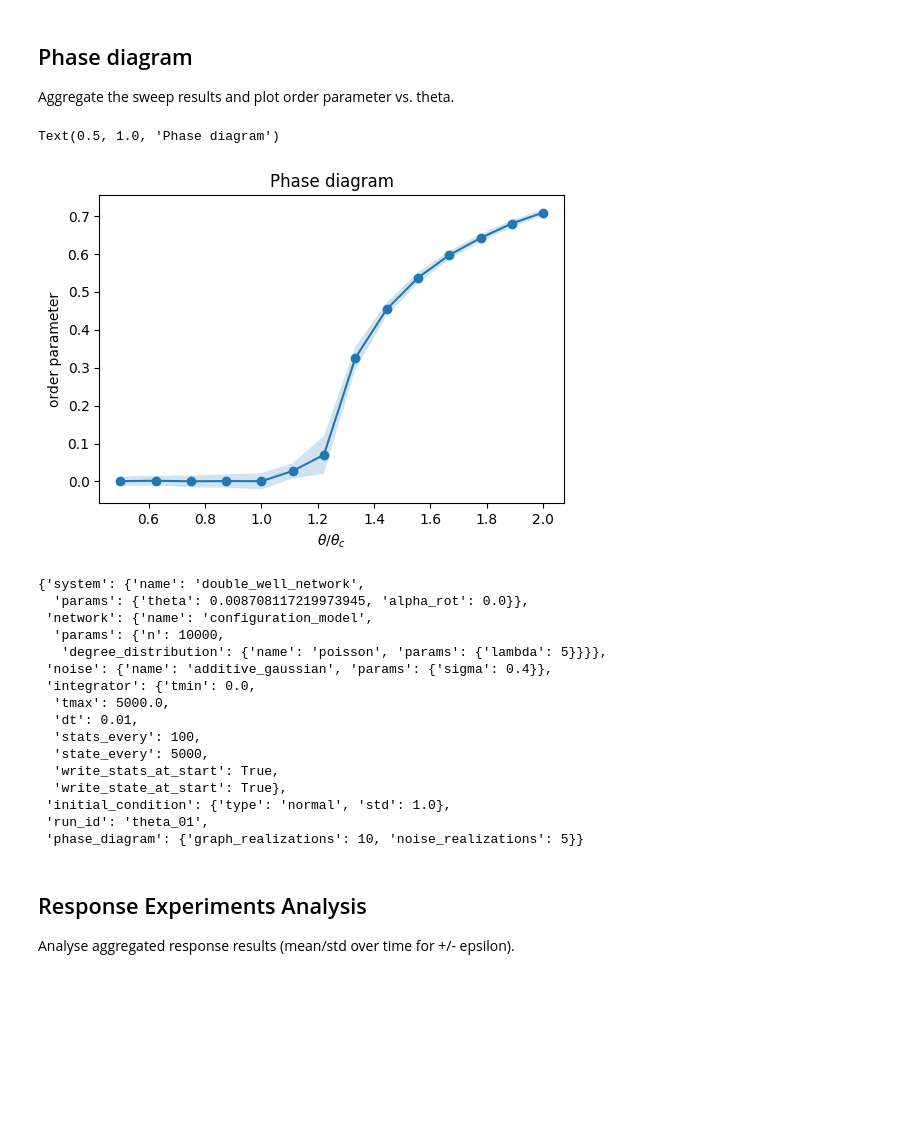
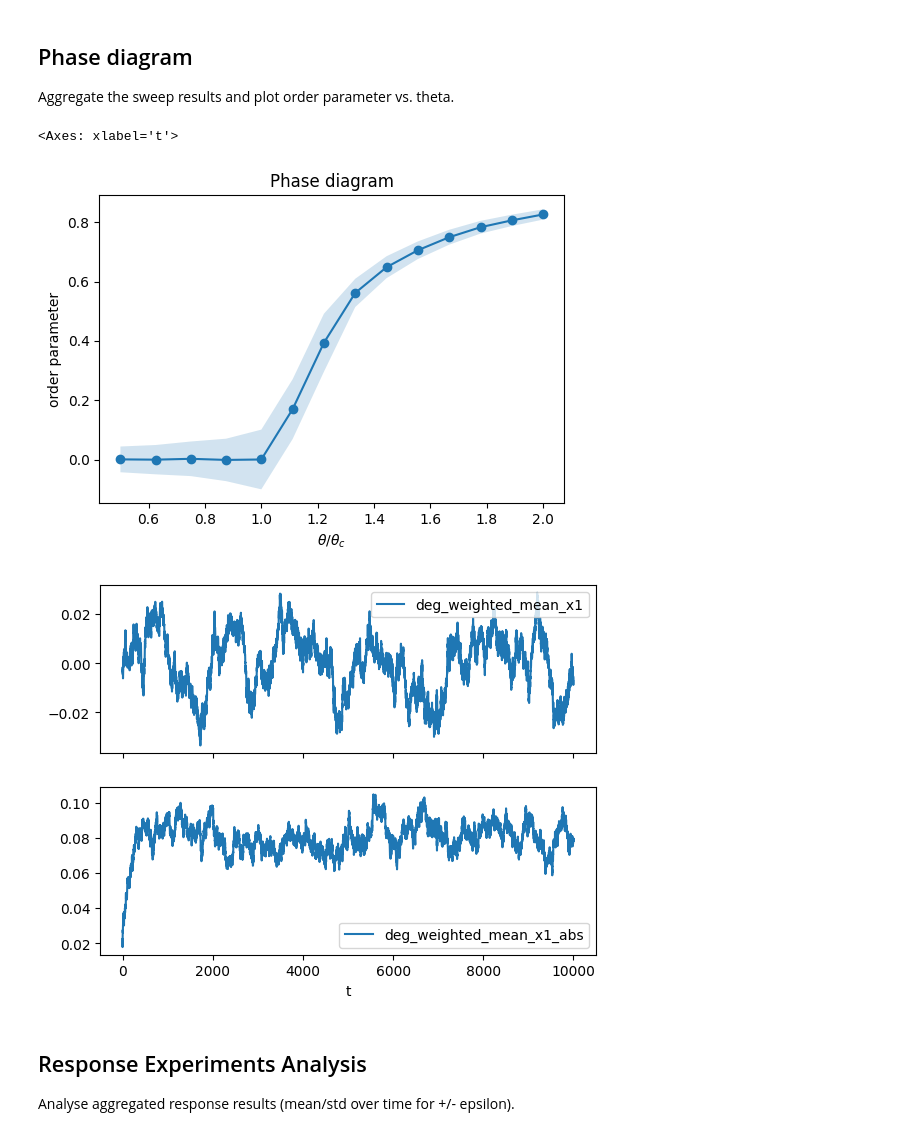
Before and after one commit to niccozagli/Dynamical_Systems_Networks, a Jupyter notebook: notebooks/prototyping/prototyping_data_analysis.ipynb, the cells around one changed output. Saved outputs shown, nothing was run; the diff lists cells and outputs as text; code cells hidden in the pictures; blank space fills up the shorter version.

```diff
--- a/notebooks/prototyping/prototyping_data_analysis.ipynb
+++ b/notebooks/prototyping/prototyping_data_analysis.ipynb
@@ -69,7 +69,7 @@ def summarize_mean_x1_aggregate(agg_path: Path, frac: float = 0.8, use_abs: bool
     mean_df, std_df = read_aggregate_dfs(agg_path)
     with h5py.File(agg_path, "r", swmr=True) as fh:
         count = int(fh["count"][()])
-    col = "mean_x1_abs" if use_abs else "mean_x1"
+    col = "deg_weighted_mean_x1_abs" if use_abs else "deg_weighted_mean_x1"
     if col not in mean_df.columns:
         raise ValueError(f"{col} column missing from aggregate.")
     if "t" not in mean_df.columns:
@@ -203,57 +206,41 @@ Aggregate the sweep results and plot order parameter vs. theta.
 # %%
 # Aggregate across runs for each theta and plot the order parameter.
 repo_root = find_repo_root()
-phase_diagram_base_folder = repo_root / "results/phase_diagram/poisson/n10000"
+phase_diagram_base_folder = repo_root / "results/phase_diagram/poisson/n1000"
 
 run_dirs = list_phase_diagram_runs(phase_diagram_base_folder)
 # Compute theta_c from the first config_used.json (theta itself is ignored).
 theta_c = compute_theta_c_from_config(run_dirs[0] / "config_used.json")
 config = read_config(run_dirs[0] / "config_used.json")
 phase_df = build_phase_diagram(
     phase_diagram_base_folder,
     frac=0.7,
     theta_c=theta_c,
 )
 phase_df["theta_scaled"] = phase_df["theta"] / theta_c
 phase_df["std"] = np.sqrt(phase_df["var_x1"])
 
 fig, ax = plt.subplots(figsize=(6, 4))
 phase_df.plot(x="theta_scaled", y="mean_x1", marker="o", ax=ax, legend=False)
 ax.fill_between(
     phase_df["theta_scaled"],
     phase_df["mean_x1"] - phase_df["std"],
     phase_df["mean_x1"] + phase_df["std"],
     alpha=0.2,
 )
 ax.set_xlabel(r"$\theta/\theta_c$")
 ax.set_ylabel("order parameter")
 ax.set_title("Phase diagram")
 
 # Inspect one run's time series
-# mean_df, std_df = read_aggregate_dfs(run_dirs[11] / "aggregate.h5")
-# mean_df.plot(x="t", y="mean_x1_abs")
+fig,ax = plt.subplots(nrows=2,sharex=True)
+mean_df, std_df = read_aggregate_dfs(run_dirs[4] / "aggregate.h5")
+mean_df.plot(x="t", y="deg_weighted_mean_x1",ax=ax[0])
+mean_df.plot(x="t", y="deg_weighted_mean_x1_abs",ax=ax[1])
 # %% [output]
-Text(0.5, 1.0, 'Phase diagram')
+<Axes: xlabel='t'>
-[figure, old version]
+[figure, new version]
+[figure, added]
-# %%
-config
-# %% [output]
-{'system': {'name': 'double_well_network',
-  'params': {'theta': 0.008708117219973945, 'alpha_rot': 0.0}},
- 'network': {'name': 'configuration_model',
-  'params': {'n': 10000,
-   'degree_distribution': {'name': 'poisson', 'params': {'lambda': 5}}}},
- 'noise': {'name': 'additive_gaussian', 'params': {'sigma': 0.4}},
- 'integrator': {'tmin': 0.0,
-  'tmax': 5000.0,
-  'dt': 0.01,
-  'stats_every': 100,
-  'state_every': 5000,
-  'write_stats_at_start': True,
-  'write_state_at_start': True},
- 'initial_condition': {'type': 'normal', 'std': 1.0},
- 'run_id': 'theta_01',
- 'phase_diagram': {'graph_realizations': 10, 'noise_realizations': 5}}
 # %% [markdown]
 ## Response Experiments Analysis
 Analyse aggregated response results (mean/std over time for +/- epsilon).
```
Also changed, not shown: parts of 1 cell of this notebook.
